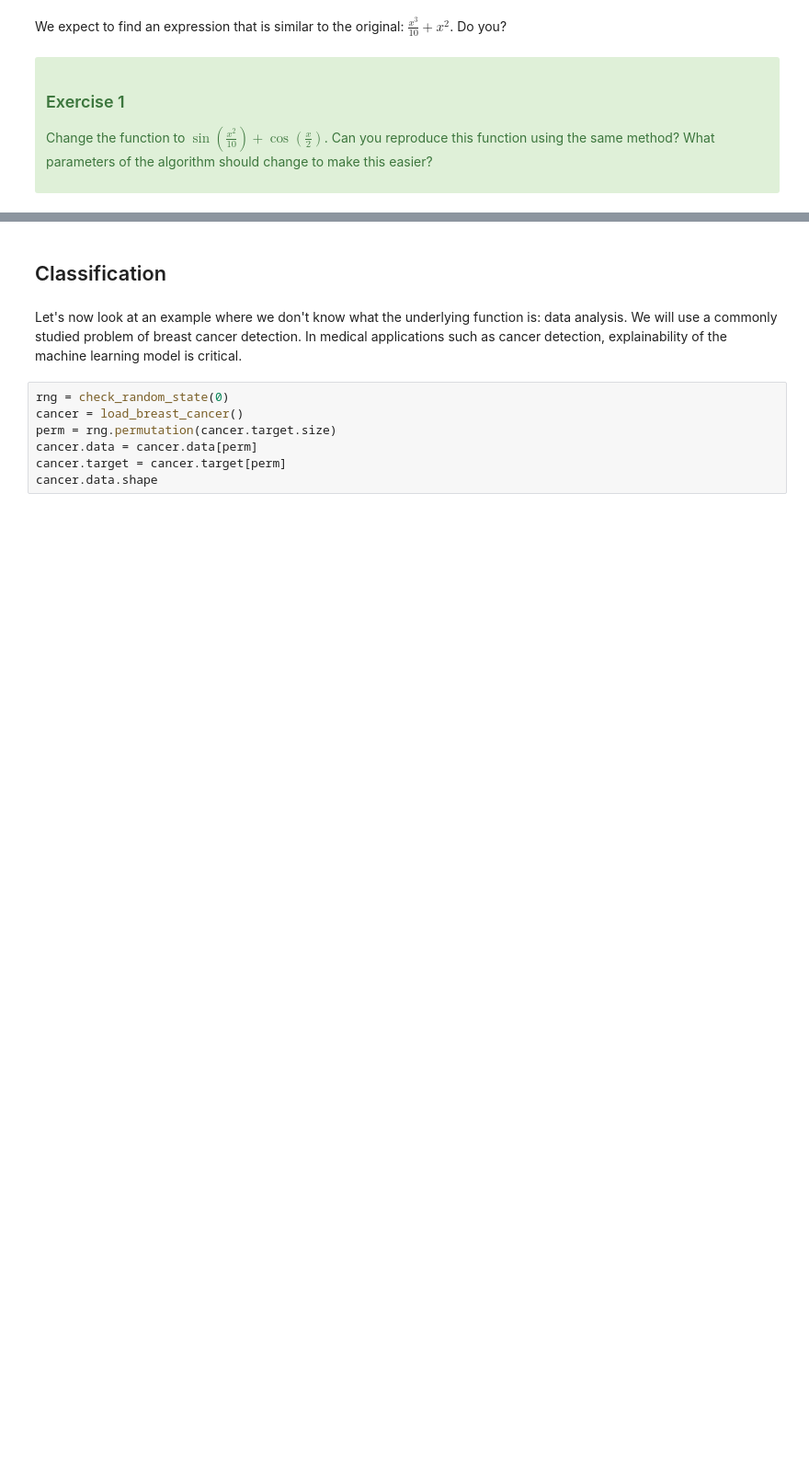
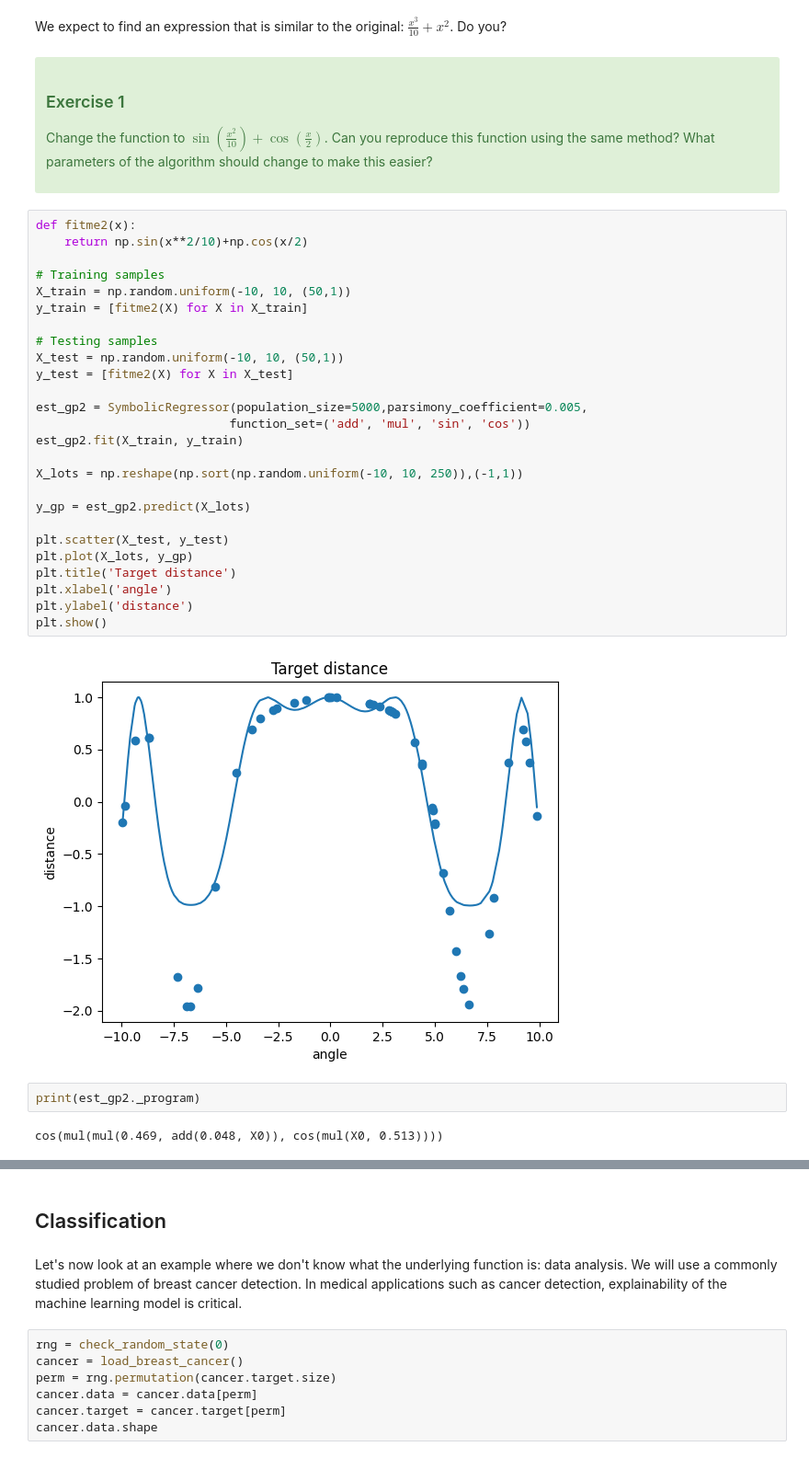
Before and after one commit to Biboubap/evolution, a Jupyter notebook: gp/symbolic_regression_inclass.ipynb, the cells around one changed output, grey strips where cells are left out. Shown: that part at 92% size. Cells and saved outputs as stored; diff of their text form; blank space fills up the shorter version.

```diff
--- a/gp/symbolic_regression_inclass.ipynb
+++ b/gp/symbolic_regression_inclass.ipynb
@@ -105,3 +115,35 @@ We expect to find an expression that is similar to the original:  $\frac{x^3}{10
 
 Change the function to $\sin(\frac{x^2}{10}) + \cos(\frac{x}{2})$. Can you reproduce this function using the same method? What parameters of the algorithm should change to make this easier?
 </div>
+# %%
+def fitme2(x):
+    return np.sin(x**2/10)+np.cos(x/2)
+
+# Training samples
+X_train = np.random.uniform(-10, 10, (50,1))
+y_train = [fitme2(X) for X in X_train]
+
+# Testing samples
+X_test = np.random.uniform(-10, 10, (50,1))
+y_test = [fitme2(X) for X in X_test]
+
+est_gp2 = SymbolicRegressor(population_size=5000,parsimony_coefficient=0.005,
+                           function_set=('add', 'mul', 'sin', 'cos'))
+est_gp2.fit(X_train, y_train)
+
+X_lots = np.reshape(np.sort(np.random.uniform(-10, 10, 250)),(-1,1))
+
+y_gp = est_gp2.predict(X_lots)
+
+plt.scatter(X_test, y_test)
+plt.plot(X_lots, y_gp)
+plt.title('Target distance')
+plt.xlabel('angle')
+plt.ylabel('distance')
+plt.show()
+# %% [output]
+[figure, added]
+# %%
+print(est_gp2._program)
+# %% [output]
+cos(mul(mul(0.469, add(0.048, X0)), cos(mul(X0, 0.513))))
```
Also changed, not shown: parts of 6 cells of this notebook.
